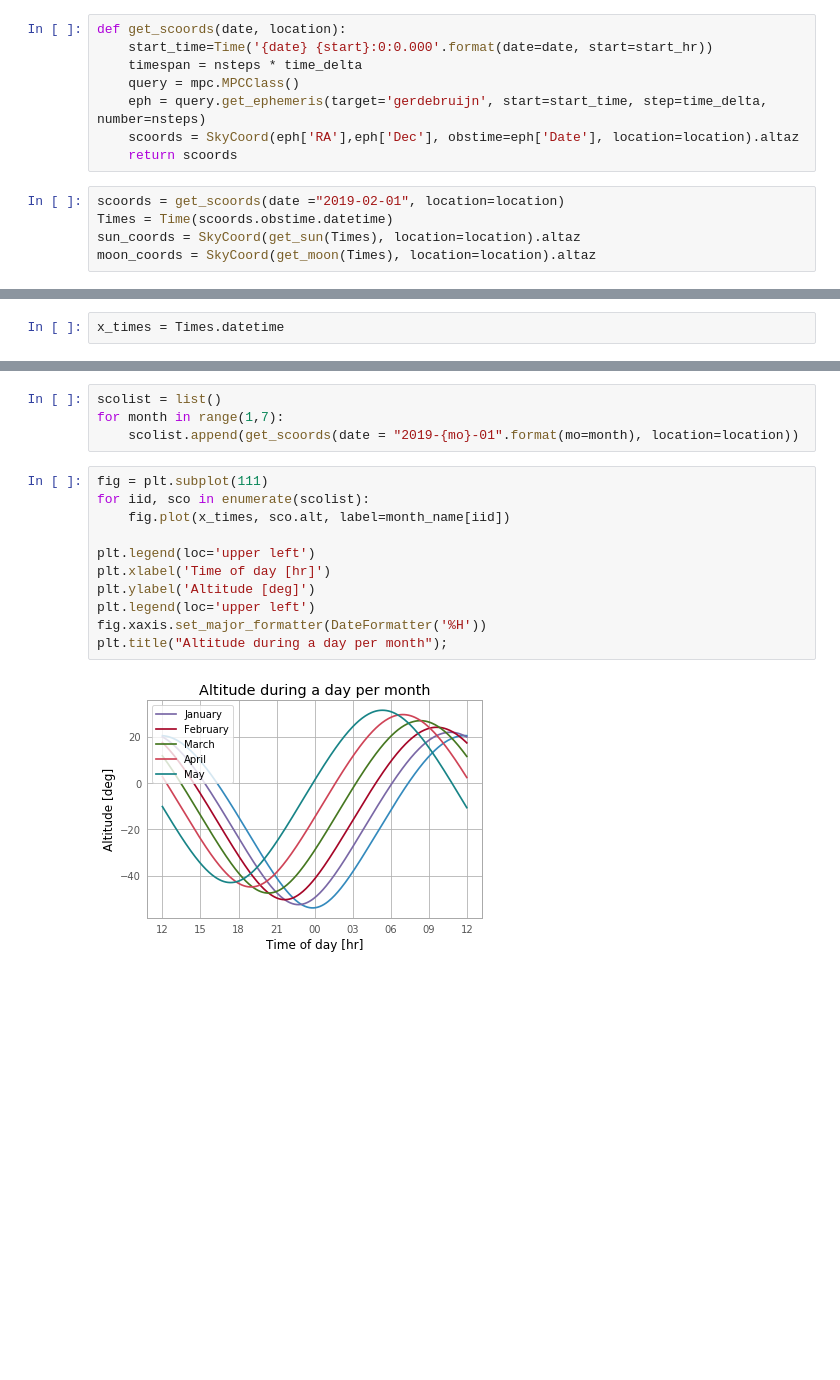
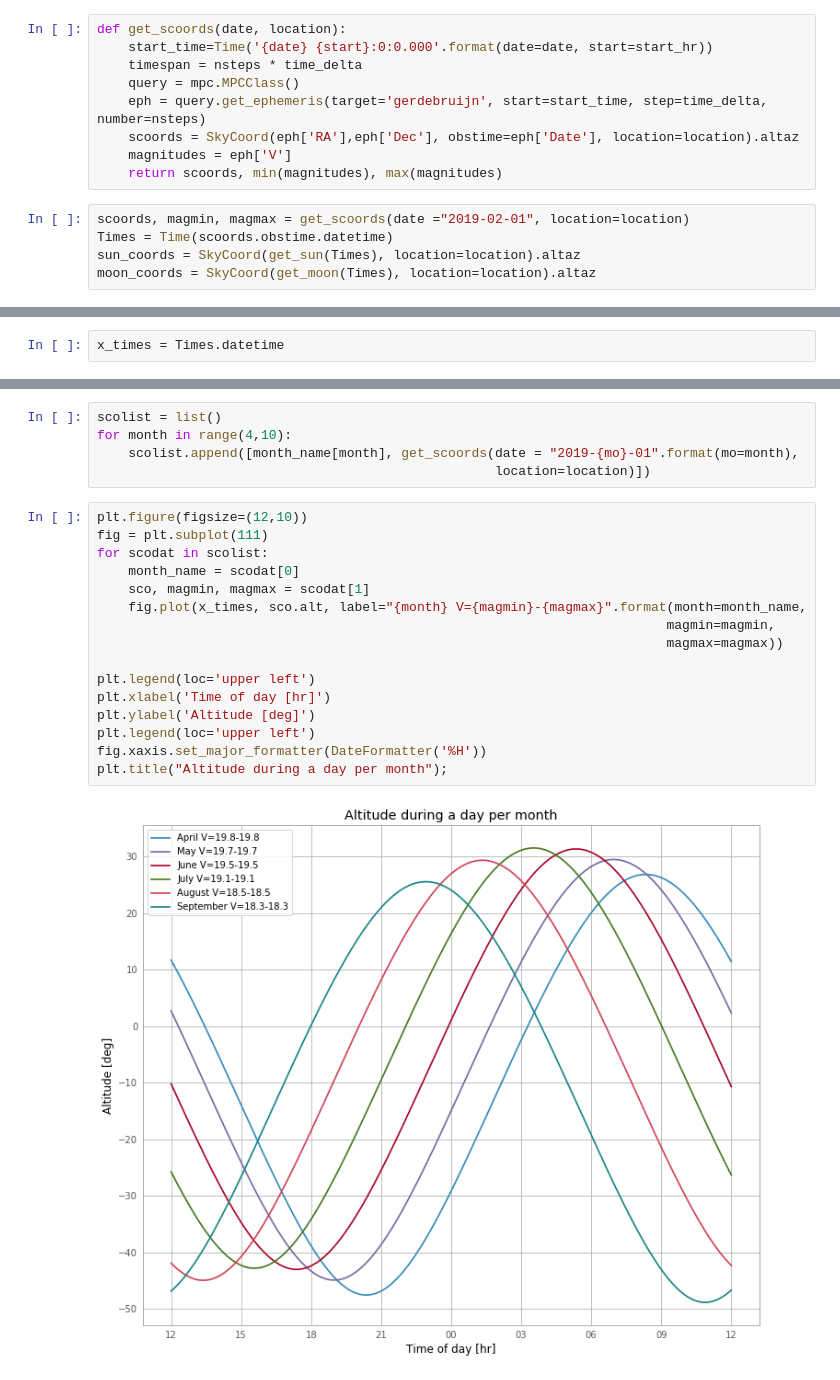
Before and after one commit to ygrange/minor_planet_visibility, a Jupyter notebook: Minor planet visibility.ipynb, the cells around one changed output, grey strips where cells are left out. Drawn from its saved outputs; the diff is of its cells as text; blank space fills up the shorter version.

```diff
--- a/Minor planet visibility.ipynb
+++ b/Minor planet visibility.ipynb
@@ -31,9 +31,10 @@ def get_scoords(date, location):
     query = mpc.MPCClass()
     eph = query.get_ephemeris(target='gerdebruijn', start=start_time, step=time_delta, number=nsteps)
     scoords = SkyCoord(eph['RA'],eph['Dec'], obstime=eph['Date'], location=location).altaz
-    return scoords
+    magnitudes = eph['V']
+    return scoords, min(magnitudes), max(magnitudes)
 # %%
-scoords = get_scoords(date ="2019-02-01", location=location)
+scoords, magmin, magmax = get_scoords(date ="2019-02-01", location=location)
 Times = Time(scoords.obstime.datetime)
 sun_coords = SkyCoord(get_sun(Times), location=location).altaz
 moon_coords = SkyCoord(get_moon(Times), location=location).altaz
@@ -61,17 +63,23 @@ fig.xaxis.set_major_formatter(DateFormatter('%H'))
 # %%
 scolist = list()
-for month in range(1,7):
-    scolist.append(get_scoords(date = "2019-{mo}-01".format(mo=month), location=location))
+for month in range(4,10):
+    scolist.append([month_name[month], get_scoords(date = "2019-{mo}-01".format(mo=month),
+                                                   location=location)])
 # %%
+plt.figure(figsize=(12,10))
 fig = plt.subplot(111)
-for iid, sco in enumerate(scolist):
-    fig.plot(x_times, sco.alt, label=month_name[iid])
+for scodat in scolist:
+    month_name = scodat[0]
+    sco, magmin, magmax = scodat[1]
+    fig.plot(x_times, sco.alt, label="{month} V={magmin}-{magmax}".format(month=month_name,
+                                                                         magmin=magmin,
+                                                                         magmax=magmax))
 
 plt.legend(loc='upper left')
 plt.xlabel('Time of day [hr]')
 plt.ylabel('Altitude [deg]')
 plt.legend(loc='upper left')
 fig.xaxis.set_major_formatter(DateFormatter('%H'))
 plt.title("Altitude during a day per month");
 # %% [output]
-[figure, old version]
+[figure, new version]
```
Also changed, not shown: parts of 1 cell of this notebook.
